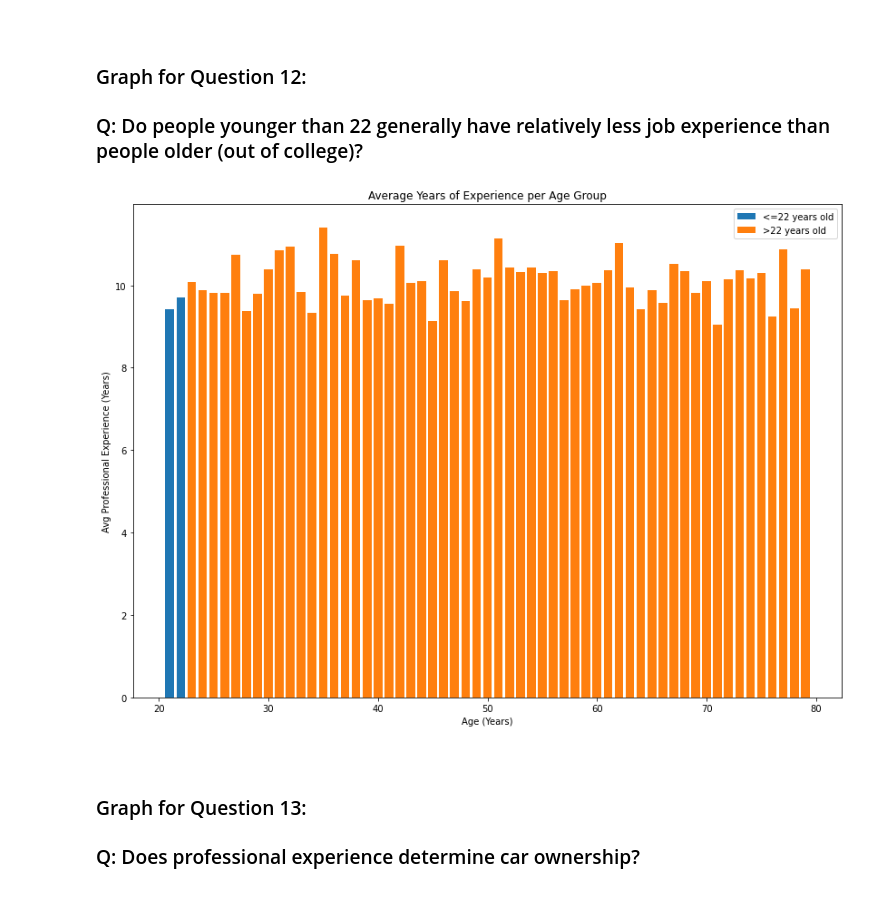
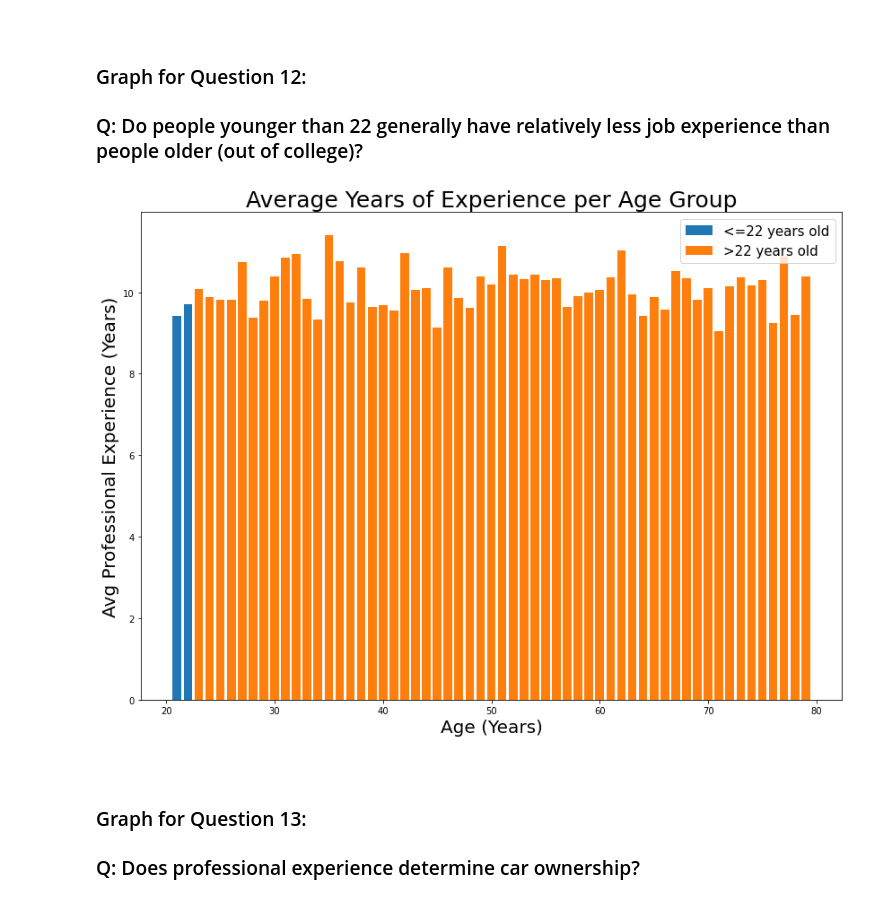
Before and after one commit to spa542/DSCI470, a Jupyter notebook: Project_1_Loan_Prediction_Dataset/Project_1_Graph_Analysis.ipynb, the cells around one changed output. Cells and saved outputs as stored; diff of their text form; code cells hidden in the pictures.

```diff
--- a/Project_1_Loan_Prediction_Dataset/Project_1_Graph_Analysis.ipynb
+++ b/Project_1_Loan_Prediction_Dataset/Project_1_Graph_Analysis.ipynb
@@ -155,21 +155,21 @@ Financial_Analyst    5.145753e+06
 # %%
 sub_data_lp = lp_dataframe[['Age', 'Experience']]
 result_cond_young = sub_data_lp.loc[sub_data_lp['Age'] <= 22].groupby(by='Age').mean()
 result_cond_old = sub_data_lp.loc[sub_data_lp['Age'] > 22].groupby(by='Age').mean()
 x_axis1 = result_cond_young.reset_index()['Age']
 y_axis1 = result_cond_young.reset_index()['Experience']
 x_axis2 = result_cond_old.reset_index()['Age']
 y_axis2 = result_cond_old.reset_index()['Experience']
 plt.figure(figsize=(14,10))
 plt.bar(x_axis1, y_axis1)
 plt.bar(x_axis2, y_axis2)
-plt.title('Average Years of Experience per Age Group')
-plt.xlabel('Age (Years)')
-plt.ylabel('Avg Professional Experience (Years)')
-plt.legend(['<=22 years old', '>22 years old'])
+plt.title('Average Years of Experience per Age Group', fontsize=25)
+plt.xlabel('Age (Years)', fontsize=20)
+plt.ylabel('Avg Professional Experience (Years)', fontsize=20)
+plt.legend(['<=22 years old', '>22 years old'], fontsize=15)
 plt.show()
 # %% [output]
-[figure, old version]
+[figure, new version]
 # %% [markdown]
 <br></br>
 ### Graph for Question 13:
```
Also changed, not shown: parts of 3 cells of this notebook, 4 other files.
